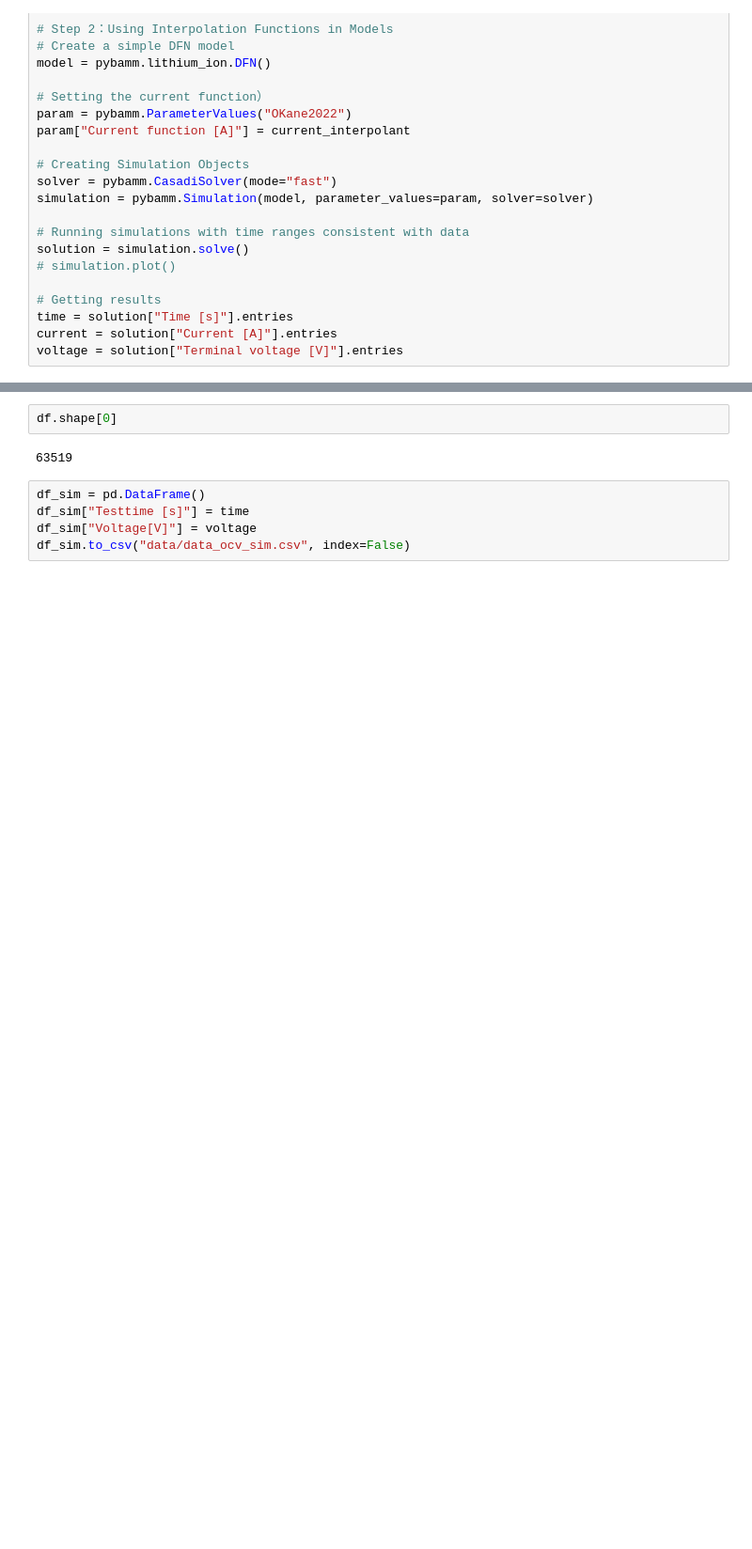
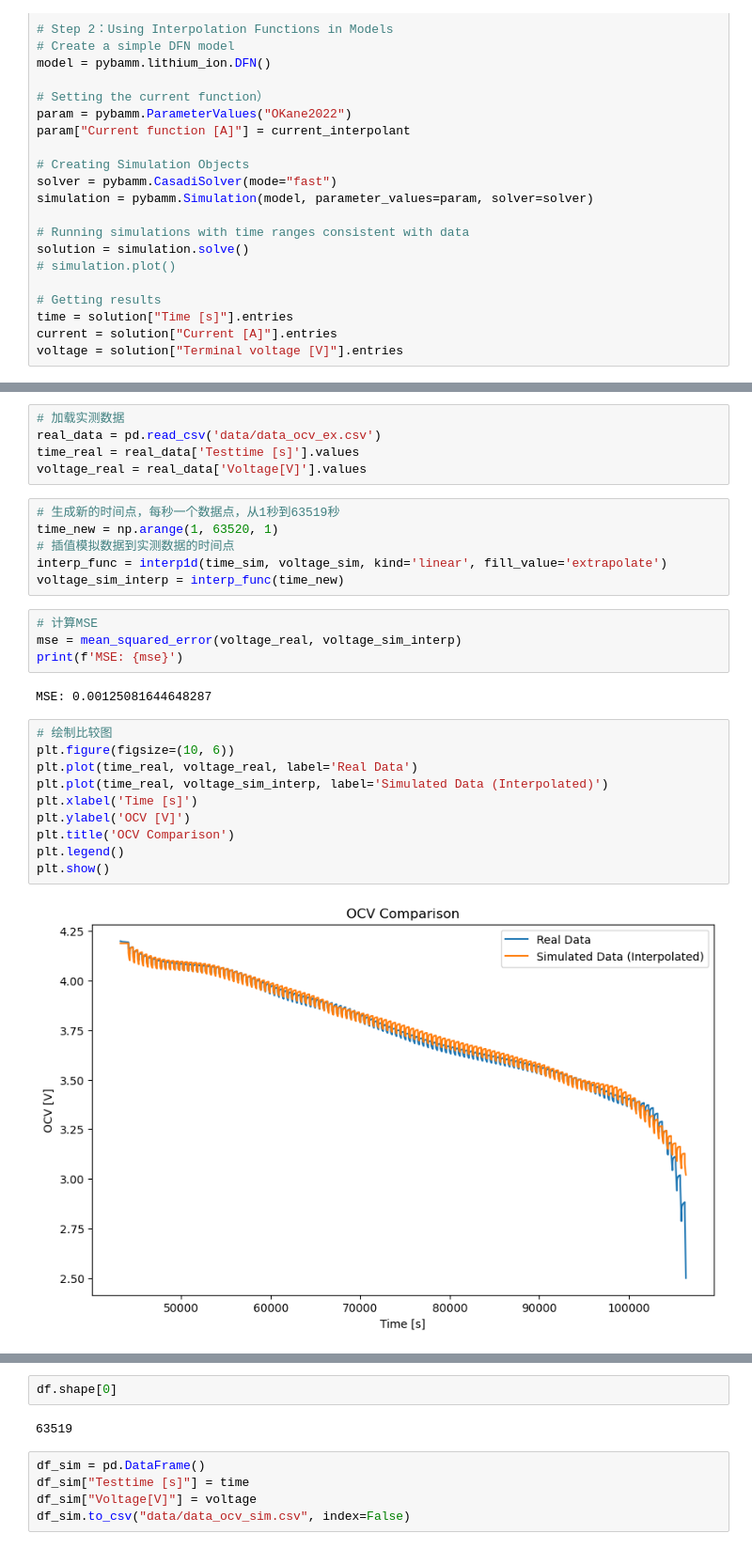
Before and after one commit to JerryOu10124/MA, a Jupyter notebook: ocv_simulation_currentData.ipynb, the cells around one changed output, grey strips where cells are left out. Shown at 94% size. Saved outputs shown, nothing was run; the diff lists cells and outputs as text; blank space fills up the shorter version.

```diff
--- a/ocv_simulation_currentData.ipynb
+++ b/ocv_simulation_currentData.ipynb
@@ -48,3 +77,32 @@ voltage = solution["Terminal voltage [V]"].entries
+# %%
+# 加载实测数据
+real_data = pd.read_csv('data/data_ocv_ex.csv')
+time_real = real_data['Testtime [s]'].values
+voltage_real = real_data['Voltage[V]'].values
+# %%
+# 生成新的时间点，每秒一个数据点，从1秒到63519秒
+time_new = np.arange(1, 63520, 1)
+# 插值模拟数据到实测数据的时间点
+interp_func = interp1d(time_sim, voltage_sim, kind='linear', fill_value='extrapolate')
+voltage_sim_interp = interp_func(time_new)
+# %%
+# 计算MSE
+mse = mean_squared_error(voltage_real, voltage_sim_interp)
+print(f'MSE: {mse}')
+# %% [output]
+MSE: 0.00125081644648287
+# %%
+# 绘制比较图
+plt.figure(figsize=(10, 6))
+plt.plot(time_real, voltage_real, label='Real Data')
+plt.plot(time_real, voltage_sim_interp, label='Simulated Data (Interpolated)')
+plt.xlabel('Time [s]')
+plt.ylabel('OCV [V]')
+plt.title('OCV Comparison')
+plt.legend()
+plt.show()
+# %% [output]
+[figure, added]
 # %%
 #
 voltage_ex = df["Voltage[V]"].to_numpy()
```
Also changed, not shown: parts of 5 cells of this notebook, 7 other files.
